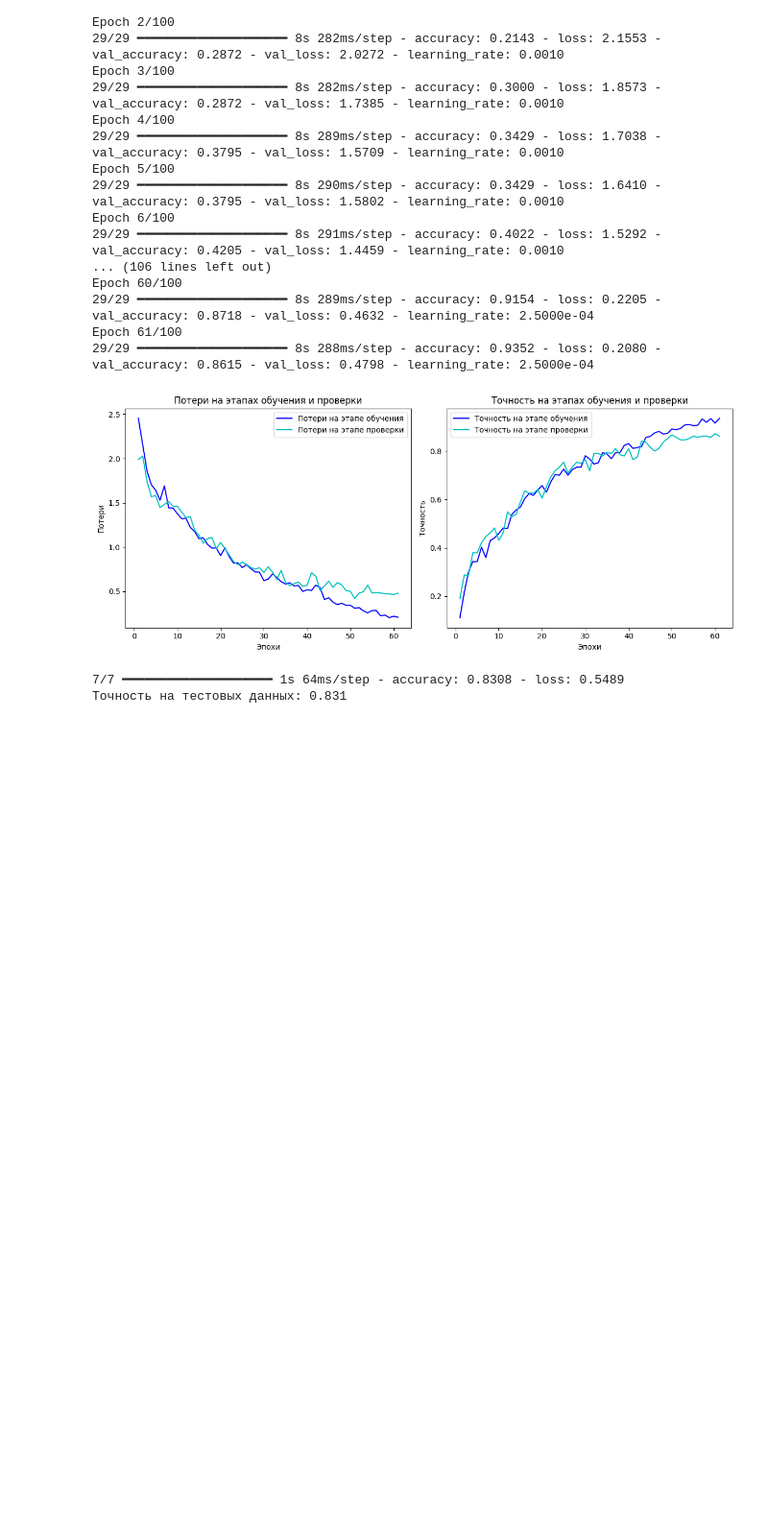
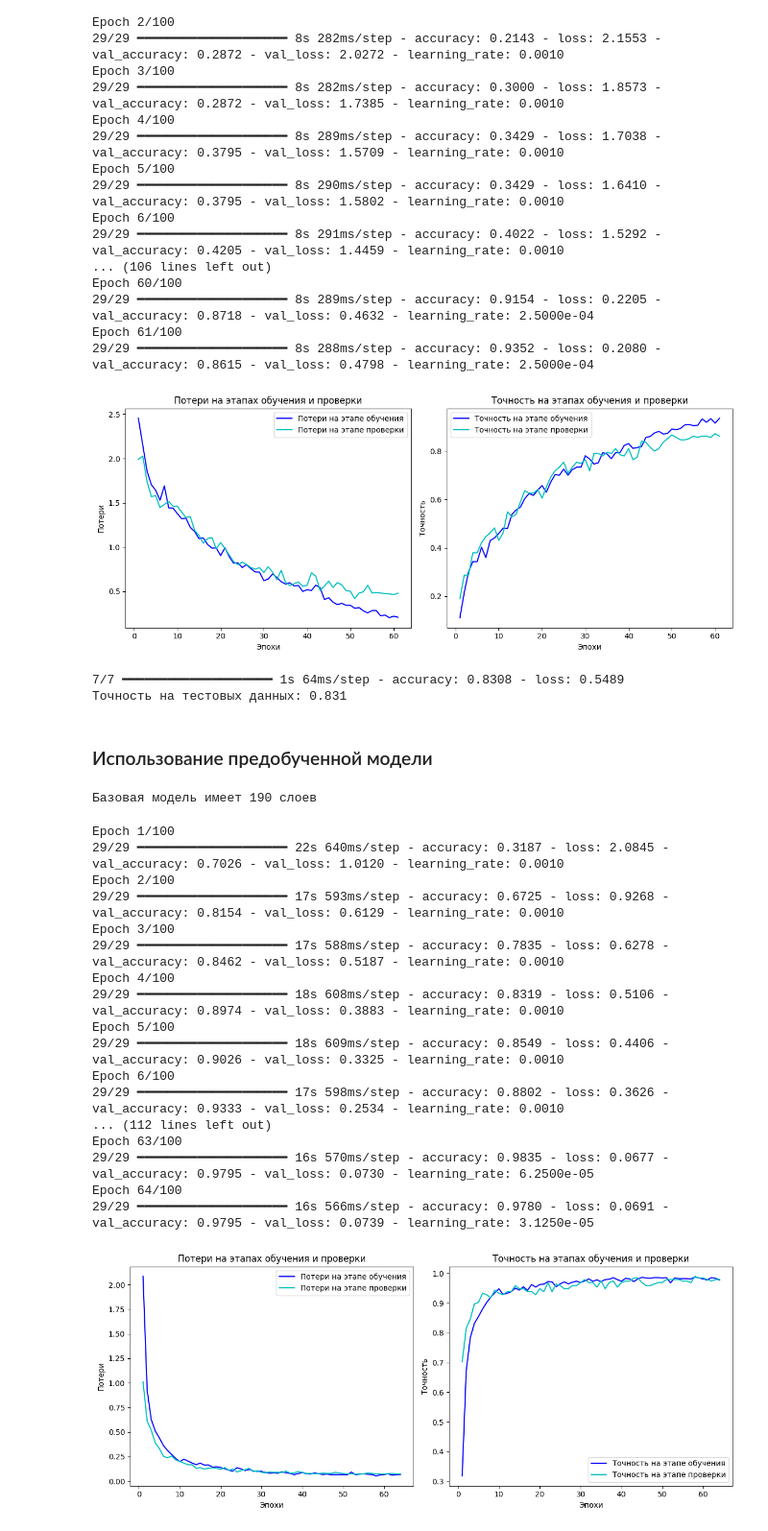
Before and after one commit to rayshite/chess-classifier, a Jupyter notebook: model/chess-classifier.ipynb, the cells around one changed output. Shown: that part at 96% size. Cells and saved outputs as stored; diff of their text form; code cells hidden in the pictures; blank space fills up the shorter version.

Commit message:
Использование предобученной модели

```diff
--- a/model/chess-classifier.ipynb
+++ b/model/chess-classifier.ipynb
@@ -127,8 +127,6 @@ def visualize(history):
     plt.show()
 # %%
 def fit_model(model, checkpoint_path):
-    metrics = ["accuracy"]
-
     model.compile(
       optimizer=keras.optimizers.Adam(learning_rate=0.001),
       loss="sparse_categorical_crossentropy",
@@ -291,3 +289,48 @@ evaluate_model("model_2.keras")
 # %% [output]
 7/7 ━━━━━━━━━━━━━━━━━━━━ 1s 64ms/step - accuracy: 0.8308 - loss: 0.5489
 Точность на тестовых данных: 0.831
+# %% [markdown]
+### Использование предобученной модели
+# %%
+base_model = ResNet50V2(
+  input_shape=(180, 180, 3),
+  include_top=False,
+  weights='imagenet'
+)
+# %%
+base_model.trainable = False
+
+print(f"Базовая модель имеет {len(base_model.layers)} слоев")
+# %% [output]
+Базовая модель имеет 190 слоев
+# %%
+inputs = keras.Input(shape=(180, 180, 3))
+x = data_augmentation(inputs)
+x = keras.applications.resnet_v2.preprocess_input(x)
+x = base_model(x, training=False)
+x = layers.GlobalAveragePooling2D()(x)
+x = layers.Dropout(0.2)(x)
+
+outputs = layers.Dense(13, activation="softmax")(x)
+model_3 = keras.Model(inputs=inputs, outputs=outputs)
+# %%
+fit_model(model_3, "model_3.keras")
+# %% [output]
+Epoch 1/100
+29/29 ━━━━━━━━━━━━━━━━━━━━ 22s 640ms/step - accuracy: 0.3187 - loss: 2.0845 - val_accuracy: 0.7026 - val_loss: 1.0120 - learning_rate: 0.0010
+Epoch 2/100
+29/29 ━━━━━━━━━━━━━━━━━━━━ 17s 593ms/step - accuracy: 0.6725 - loss: 0.9268 - val_accuracy: 0.8154 - val_loss: 0.6129 - learning_rate: 0.0010
+Epoch 3/100
+29/29 ━━━━━━━━━━━━━━━━━━━━ 17s 588ms/step - accuracy: 0.7835 - loss: 0.6278 - val_accuracy: 0.8462 - val_loss: 0.5187 - learning_rate: 0.0010
+Epoch 4/100
+29/29 ━━━━━━━━━━━━━━━━━━━━ 18s 608ms/step - accuracy: 0.8319 - loss: 0.5106 - val_accuracy: 0.8974 - val_loss: 0.3883 - learning_rate: 0.0010
+Epoch 5/100
+29/29 ━━━━━━━━━━━━━━━━━━━━ 18s 609ms/step - accuracy: 0.8549 - loss: 0.4406 - val_accuracy: 0.9026 - val_loss: 0.3325 - learning_rate: 0.0010
+Epoch 6/100
+29/29 ━━━━━━━━━━━━━━━━━━━━ 17s 598ms/step - accuracy: 0.8802 - loss: 0.3626 - val_accuracy: 0.9333 - val_loss: 0.2534 - learning_rate: 0.0010
+... (112 lines left out)
+Epoch 63/100
+29/29 ━━━━━━━━━━━━━━━━━━━━ 16s 570ms/step - accuracy: 0.9835 - loss: 0.0677 - val_accuracy: 0.9795 - val_loss: 0.0730 - learning_rate: 6.2500e-05
+Epoch 64/100
+29/29 ━━━━━━━━━━━━━━━━━━━━ 16s 566ms/step - accuracy: 0.9780 - loss: 0.0691 - val_accuracy: 0.9795 - val_loss: 0.0739 - learning_rate: 3.1250e-05
+[figure, added]
```
Also changed, not shown: parts of 3 cells of this notebook.
